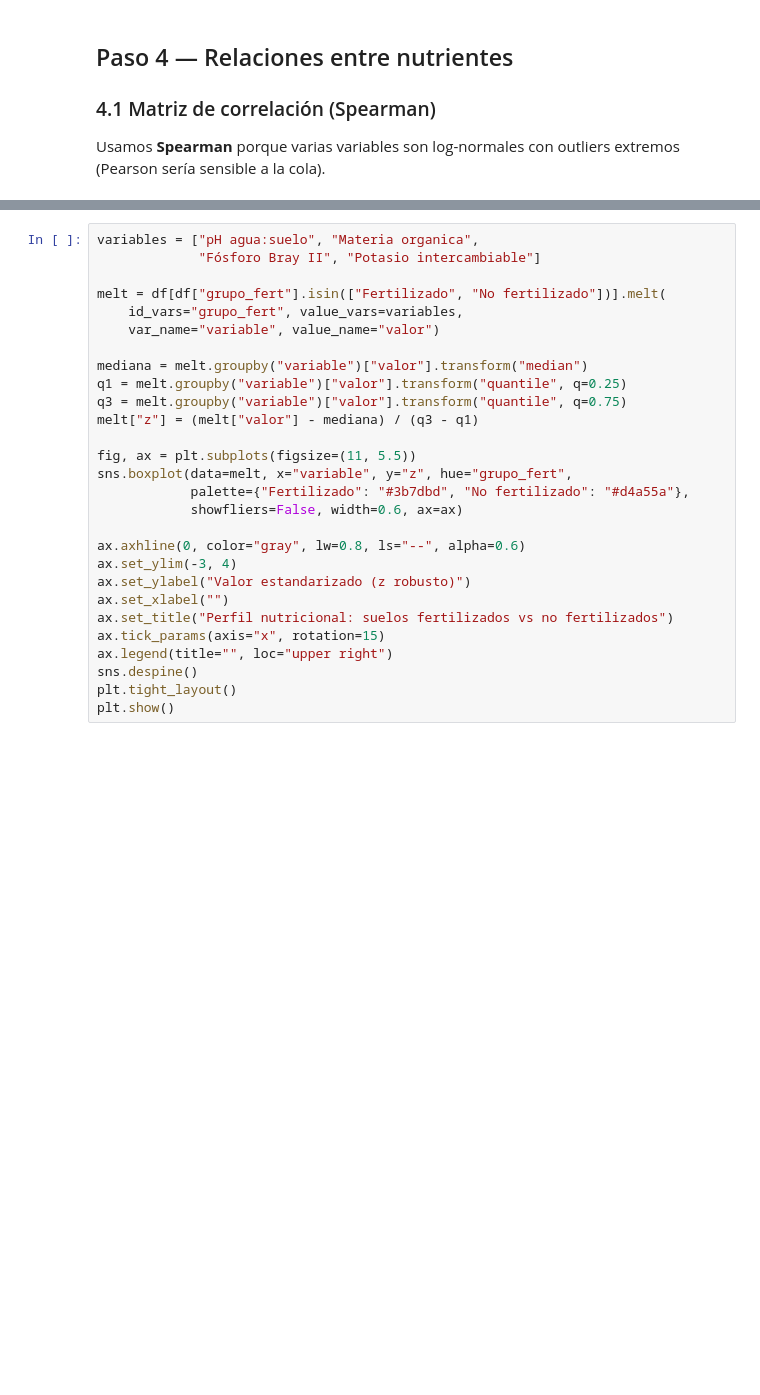
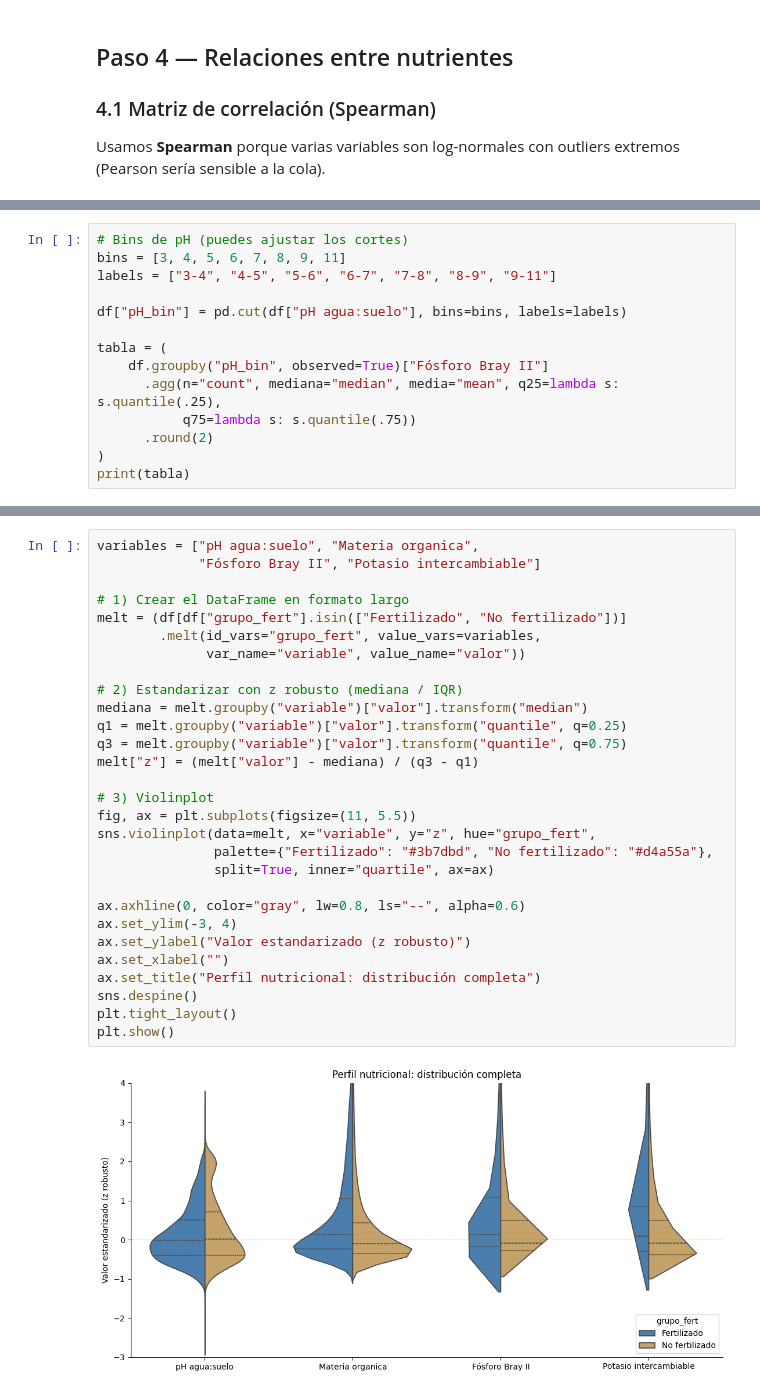
Before and after one commit to kojeda603/analisis_exploratorio_de_datos, a Jupyter notebook: PARCIAL_FINAL_KEVIN.ipynb, the cells around one changed output, grey strips where cells are left out. Drawn from its saved outputs; the diff is of its cells as text; blank space fills up the shorter version.

```diff
--- a/PARCIAL_FINAL_KEVIN.ipynb
+++ b/PARCIAL_FINAL_KEVIN.ipynb
@@ -702,0 +691,14 @@ fert_cmp
+# %%
+# Bins de pH (puedes ajustar los cortes)
+bins = [3, 4, 5, 6, 7, 8, 9, 11]
+labels = ["3-4", "4-5", "5-6", "6-7", "7-8", "8-9", "9-11"]
+
+df["pH_bin"] = pd.cut(df["pH agua:suelo"], bins=bins, labels=labels)
+
+tabla = (
+    df.groupby("pH_bin", observed=True)["Fósforo Bray II"]
+      .agg(n="count", mediana="median", media="mean", q25=lambda s: s.quantile(.25),
+           q75=lambda s: s.quantile(.75))
+      .round(2)
+)
+print(tabla)
@@ -703,28 +787,31 @@ fert_cmp
 # %%
 variables = ["pH agua:suelo", "Materia organica",
              "Fósforo Bray II", "Potasio intercambiable"]
 
-melt = df[df["grupo_fert"].isin(["Fertilizado", "No fertilizado"])].melt(
-    id_vars="grupo_fert", value_vars=variables,
-    var_name="variable", value_name="valor")
+# 1) Crear el DataFrame en formato largo
+melt = (df[df["grupo_fert"].isin(["Fertilizado", "No fertilizado"])]
+        .melt(id_vars="grupo_fert", value_vars=variables,
+              var_name="variable", value_name="valor"))
 
+# 2) Estandarizar con z robusto (mediana / IQR)
 mediana = melt.groupby("variable")["valor"].transform("median")
 q1 = melt.groupby("variable")["valor"].transform("quantile", q=0.25)
 q3 = melt.groupby("variable")["valor"].transform("quantile", q=0.75)
 melt["z"] = (melt["valor"] - mediana) / (q3 - q1)
 
+# 3) Violinplot
 fig, ax = plt.subplots(figsize=(11, 5.5))
-sns.boxplot(data=melt, x="variable", y="z", hue="grupo_fert",
-            palette={"Fertilizado": "#3b7dbd", "No fertilizado": "#d4a55a"},
-            showfliers=False, width=0.6, ax=ax)
+sns.violinplot(data=melt, x="variable", y="z", hue="grupo_fert",
+               palette={"Fertilizado": "#3b7dbd", "No fertilizado": "#d4a55a"},
+               split=True, inner="quartile", ax=ax)
 
 ax.axhline(0, color="gray", lw=0.8, ls="--", alpha=0.6)
 ax.set_ylim(-3, 4)
 ax.set_ylabel("Valor estandarizado (z robusto)")
 ax.set_xlabel("")
-ax.set_title("Perfil nutricional: suelos fertilizados vs no fertilizados")
-ax.tick_params(axis="x", rotation=15)
-ax.legend(title="", loc="upper right")
+ax.set_title("Perfil nutricional: distribución completa")
 sns.despine()
 plt.tight_layout()
 plt.show()
+# %% [output]
+[figure, added]
```
Also changed, not shown: parts of 47 cells of this notebook.
